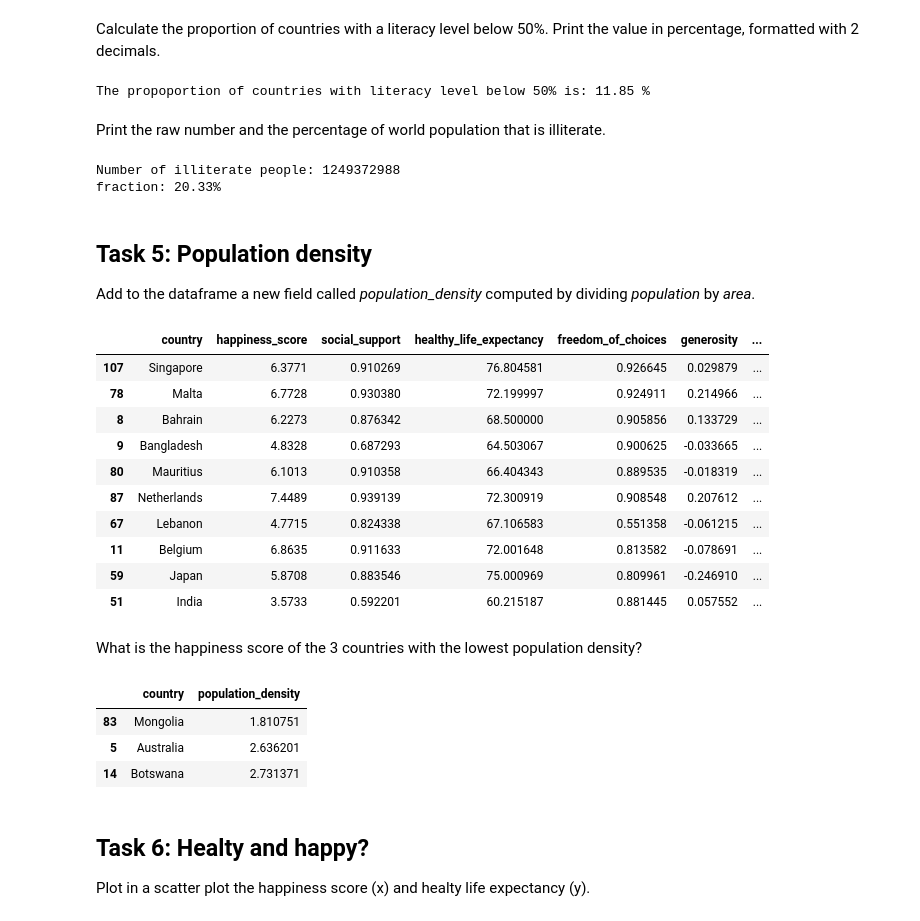
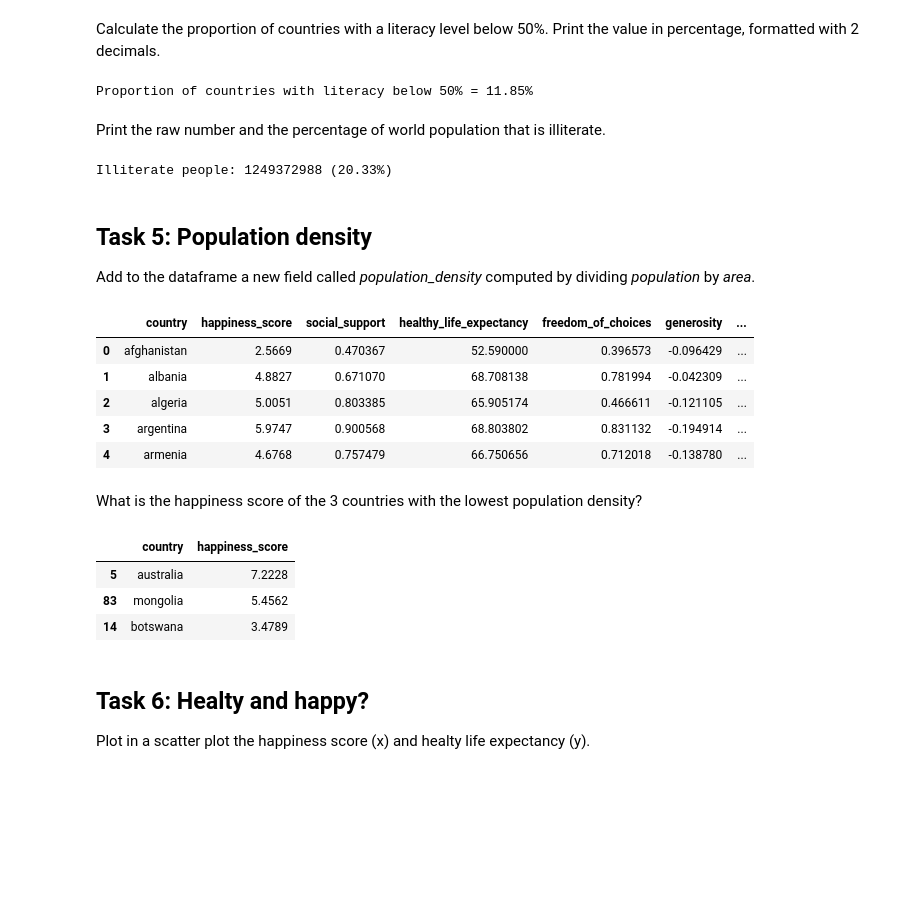
Before and after one commit to theoschiff/ADA, a Jupyter notebook: Exercises/01 - Handling data/Happiness.ipynb, the cells around one changed output. Drawn from its saved outputs; the diff is of its cells as text; code cells hidden in the pictures; blank space fills up the shorter version.

```diff
--- a/Exercises/01 - Handling data/Happiness.ipynb
+++ b/Exercises/01 - Handling data/Happiness.ipynb
@@ -102,0 +82,4 @@ True
+# %%
+# Write your code here
+hapiness['country'] = hapiness['country'].apply(lambda x: x.lower())
+hapiness.head(5)
@@ -102,0 +93,4 @@ True
+# %%
+# rename country_names to country
+countries.rename(columns={'country_name':'country'}, inplace=True)
+countries.head(5)
@@ -102,0 +104,3 @@ True
+# %%
+country_features = pd.merge(hapiness, countries, on="country")
+country_features
@@ -160,0 +189,3 @@ For each country, print the name and the world region in the format: *{region na
+# %%
+country_features['literacy'] = country_features['literacy'].str.replace(',', '.').astype(float)
+country_features['literacy']
@@ -180,52 +227,45 @@ merged['happiness_score'].mean()
 Calculate the proportion of countries with a literacy level below 50%. Print the value in percentage, formatted with 2 decimals.
 # %%
 # Write your code here
-percentage = (len(merged.loc[merged['literacy'] < 50.0])/len(merged)) * 100
-
-print("The propoportion of countries with literacy level below 50% is:", "%0.2f" % percentage, "%")
+percentage_lit = (country_features.loc[country_features['literacy'] < 50.0]['country'].count()/len(country_features))
+print(f"Proportion of countries with literacy below 50% = {percentage_lit:.2%}")
 # %% [output]
-The propoportion of countries with literacy level below 50% is: 11.85 %
+Proportion of countries with literacy below 50% = 11.85%
 # %% [markdown]
 Print the raw number and the percentage of world population that is illiterate.
 # %%
-# Write your code here
-illit_people = merged["population"] * (100 - country_features["literacy"])/100
-illit_fraction = illit_people.sum() / merged["population"].sum()
+illiterate_people = country_features.population * (100 - country_features.literacy)/100
+illiterate_fraction = illiterate_people.sum() / country_features.population.sum()
 
-print("Number of illiterate people: {:.0f} \nfraction: {:.2%}".format(illit_people.sum(), illit_fraction))
+print("Illiterate people: {:.0f} ({:.2%})".format(illiterate_people.sum(), illiterate_fraction))
 # %% [output]
-Number of illiterate people: 1249372988
-fraction: 20.33%
+Illiterate people: 1249372988 (20.33%)
 # %% [markdown]
 ## Task 5: Population density
 
 Add to the dataframe a new field called *population_density* computed by dividing *population* by *area*.
 # %%
 # Write your code here
-merged['population_density'] = merged.population / merged.area
-merged.sort_values(by='population_density', ascending=False).head(10)
+country_features['population_density'] = country_features.population / country_features.area
+country_features.head(5)
 # %% [output]
 |  | country | happiness_score | social_support | healthy_life_expectancy | freedom_of_choices | generosity | ... |
-| 107 | Singapore | 6.3771 | 0.910269 | 76.804581 | 0.926645 | 0.029879 | ... |
-| 78 | Malta | 6.7728 | 0.930380 | 72.199997 | 0.924911 | 0.214966 | ... |
-| 8 | Bahrain | 6.2273 | 0.876342 | 68.500000 | 0.905856 | 0.133729 | ... |
-| 9 | Bangladesh | 4.8328 | 0.687293 | 64.503067 | 0.900625 | -0.033665 | ... |
-| 80 | Mauritius | 6.1013 | 0.910358 | 66.404343 | 0.889535 | -0.018319 | ... |
-| 87 | Netherlands | 7.4489 | 0.939139 | 72.300919 | 0.908548 | 0.207612 | ... |
-| 67 | Lebanon | 4.7715 | 0.824338 | 67.106583 | 0.551358 | -0.061215 | ... |
-| 11 | Belgium | 6.8635 | 0.911633 | 72.001648 | 0.813582 | -0.078691 | ... |
-| 59 | Japan | 5.8708 | 0.883546 | 75.000969 | 0.809961 | -0.246910 | ... |
-| 51 | India | 3.5733 | 0.592201 | 60.215187 | 0.881445 | 0.057552 | ... |
+| 0 | afghanistan | 2.5669 | 0.470367 | 52.590000 | 0.396573 | -0.096429 | ... |
+| 1 | albania | 4.8827 | 0.671070 | 68.708138 | 0.781994 | -0.042309 | ... |
+| 2 | algeria | 5.0051 | 0.803385 | 65.905174 | 0.466611 | -0.121105 | ... |
+| 3 | argentina | 5.9747 | 0.900568 | 68.803802 | 0.831132 | -0.194914 | ... |
+| 4 | armenia | 4.6768 | 0.757479 | 66.750656 | 0.712018 | -0.138780 | ... |
 # %% [markdown]
 What is the happiness score of the 3 countries with the lowest population density?
 # %%
-# Write your code here
-merged.sort_values(by='population_density')[['country', 'population_density']].head(3)
+# Write your code
+lowest_3 = country_features.sort_values(by='population_density', ascending=True).head(3)
+lowest_3[['country', 'happiness_score']].sort_values('happiness_score', ascending=False)
 # %% [output]
-|  | country | population_density |
-| 83 | Mongolia | 1.810751 |
-| 5 | Australia | 2.636201 |
-| 14 | Botswana | 2.731371 |
+|  | country | happiness_score |
+| 5 | australia | 7.2228 |
+| 83 | mongolia | 5.4562 |
+| 14 | botswana | 3.4789 |
 # %% [markdown]
 ## Task 6: Healty and happy?
 
```
Also changed, not shown: parts of 20 cells of this notebook.
